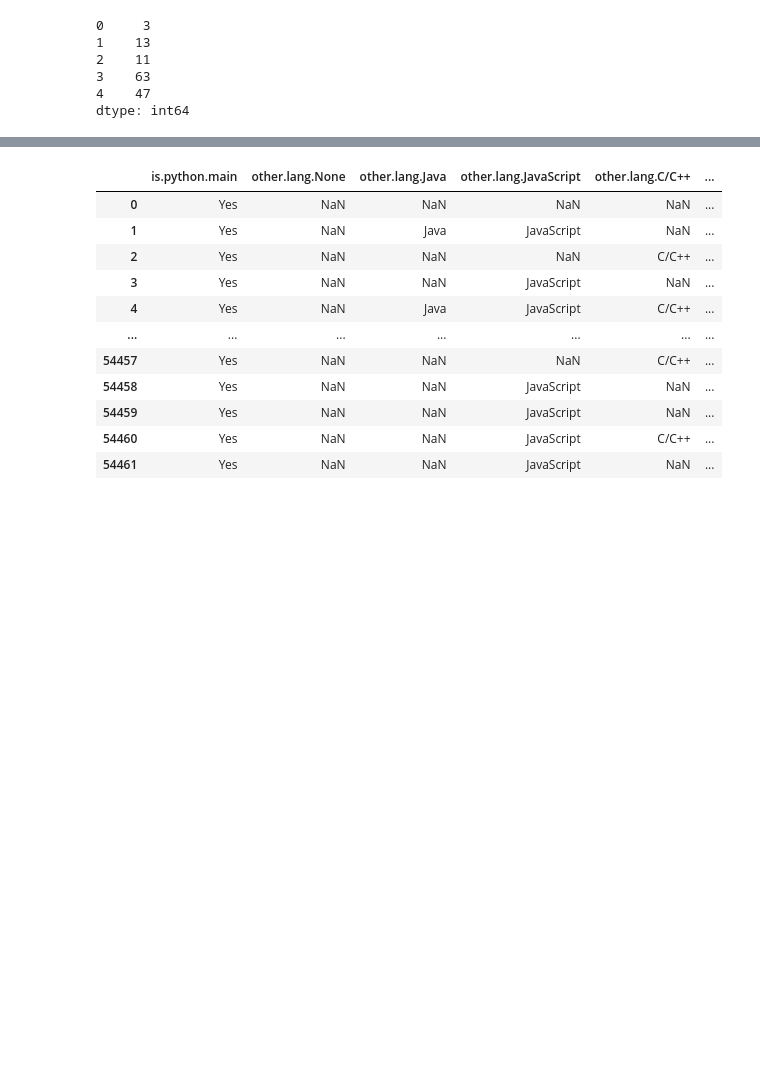
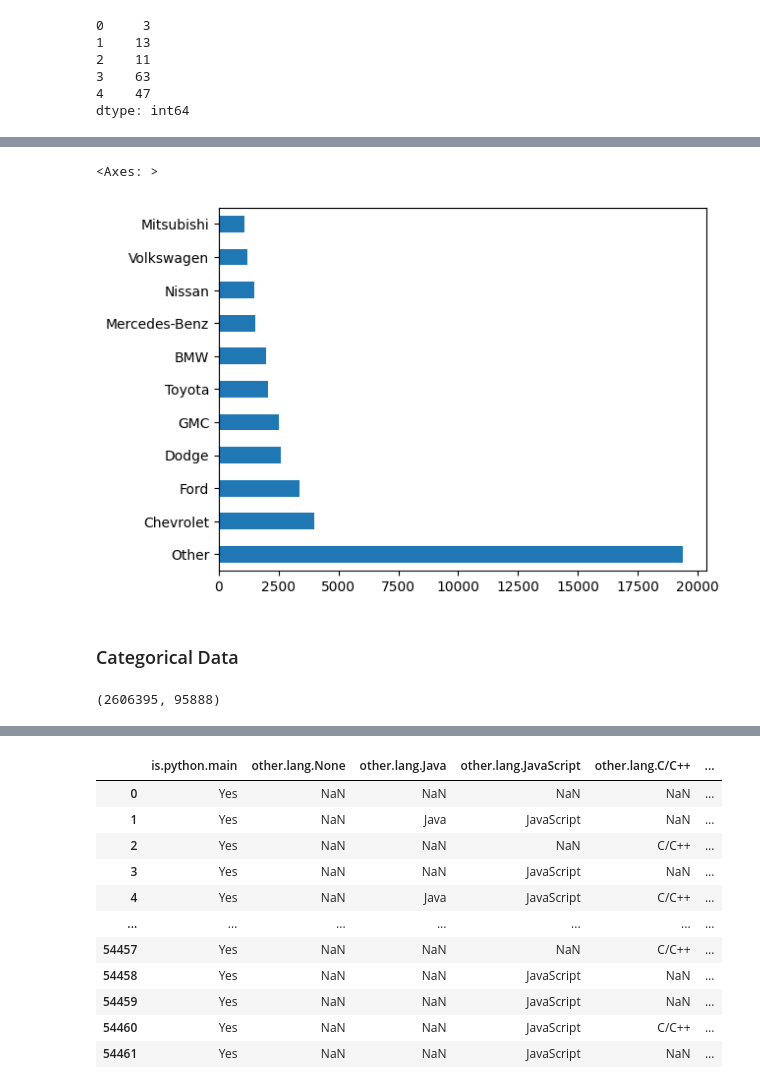
Before and after one commit to vin136/Machine-Learning-Interview-Questions, a Jupyter notebook: pandas_workbook.ipynb, the cells around one changed output, grey strips where cells are left out. Cells and saved outputs as stored; diff of their text form; code cells hidden in the pictures; blank space fills up the shorter version.

```diff
--- a/pandas_workbook.ipynb
+++ b/pandas_workbook.ipynb
@@ -103,0 +182,7 @@ dtype: int64
+# %%
+import pandas as pd
+url = 'https://github.com/mattharrison/datasets/raw/master/data/' \
+      'vehicles.csv.zip'
+df = pd.read_csv(url)
+city_mpg = df.city08
+highway_mpg = df.highway08
@@ -103,0 +247,16 @@ dtype: int64
+# %%
+# .where and select
+
+make = df.make
+top5 = make.value_counts().iloc[:5].index
+top10 = make.value_counts().iloc[:10].index
+
+#if true,keep as is, else replace with 'other'
+make.where(make.isin(top5),'other')
+
+
+#if - else
+
+pd.Series(np.select([make.isin(top5),make.isin(top10)],
+          [make,'top10'],
+          'other'),index=make.index)
@@ -103,0 +586,27 @@ dtype: int64
+# %%
+top10 = make.value_counts().index[:10]
+(make
+    .where(make.isin(top10), 'Other')
+    .value_counts()
+    .plot.barh()
+)
+# %% [output]
+<Axes: >
+[figure, added]
+# %% [markdown]
+### Categorical Data
+# %%
+#use .value_counts() to determine if it can be represented as categorical column
+
+make.value_counts()
+
+make.shape, make.nunique()
+
+#uses less memory
+
+cat_make = make.astype('category')
+make.memory_usage(deep=True),cat_make.memory_usage(deep=True)
+
+#also master
+# %% [output]
+(2606395, 95888)
```
Also changed, not shown: parts of 76 cells of this notebook.
